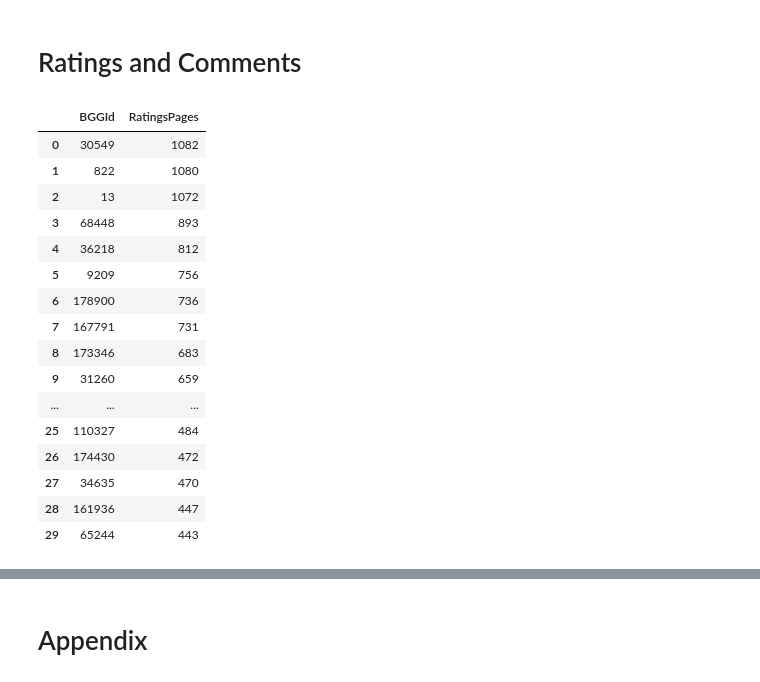
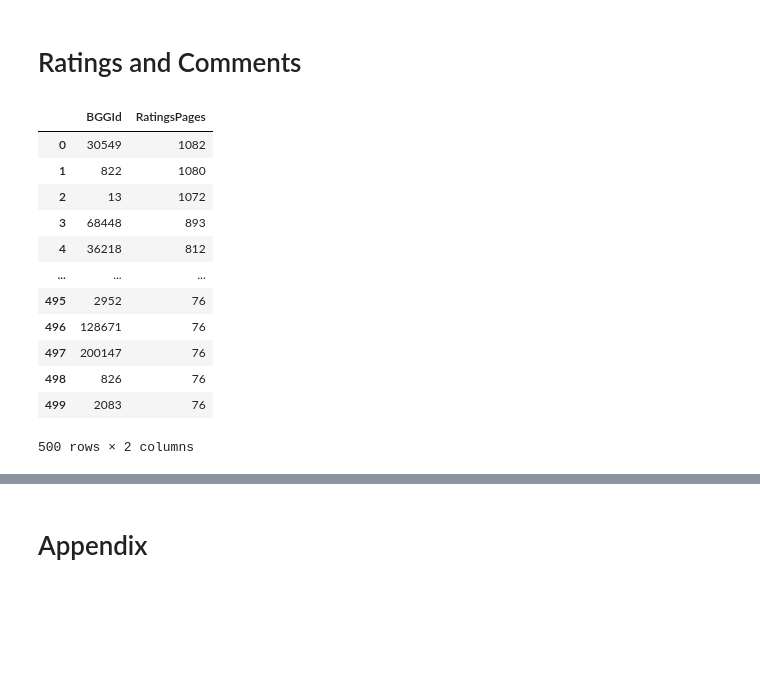
Before and after one commit to threnjen/boardgamegeek, a Jupyter notebook: BGG01_Obtaining_Primary_UserID.ipynb, the cells around one changed output, grey strips where cells are left out. Drawn from its saved outputs; the diff is of its cells as text; code cells hidden in the pictures; blank space fills up the shorter version.

```diff
--- a/BGG01_Obtaining_Primary_UserID.ipynb
+++ b/BGG01_Obtaining_Primary_UserID.ipynb
@@ -715,27 +713,25 @@ games=pd.read_pickle('data_dirty/games.pkl')
 # %%
-game_ids_current = pd.read_pickle('data_dirty/game_ids_current')
+game_ids_current = pd.read_pickle('data_cleaned/game_ids_current.pkl')
 game_ids = list(game_ids_current)
+
+games = pd.read_pickle('data_cleaned/games.pkl')
 # %%
 ratings_totals = pd.DataFrame(games['BGGId'])
-ratings_totals['RatingsPages'] = np.ceil(games['NumUserRatings']/100)
+ratings_totals['RatingsPages'] = np.ceil(games['NumUserRatings']/100).astype('int')
 ratings_totals = ratings_totals.sort_values('RatingsPages', ascending=False).reset_index(drop=True)
 # %%
-ratings_totals.head(30)
+ratings_totals[:500]
 # %% [output]
 |  | BGGId | RatingsPages |
 | 0 | 30549 | 1082 |
 | 1 | 822 | 1080 |
 | 2 | 13 | 1072 |
 | 3 | 68448 | 893 |
 | 4 | 36218 | 812 |
-| 5 | 9209 | 756 |
-| 6 | 178900 | 736 |
-| 7 | 167791 | 731 |
-| 8 | 173346 | 683 |
-| 9 | 31260 | 659 |
 | ... | ... | ... |
-| 25 | 110327 | 484 |
-| 26 | 174430 | 472 |
-| 27 | 34635 | 470 |
-| 28 | 161936 | 447 |
-| 29 | 65244 | 443 |
+| 495 | 2952 | 76 |
+| 496 | 128671 | 76 |
+| 497 | 200147 | 76 |
+| 498 | 826 | 76 |
+| 499 | 2083 | 76 |
+500 rows × 2 columns
```
Also changed, not shown: parts of 24 cells of this notebook, 1 other file.
